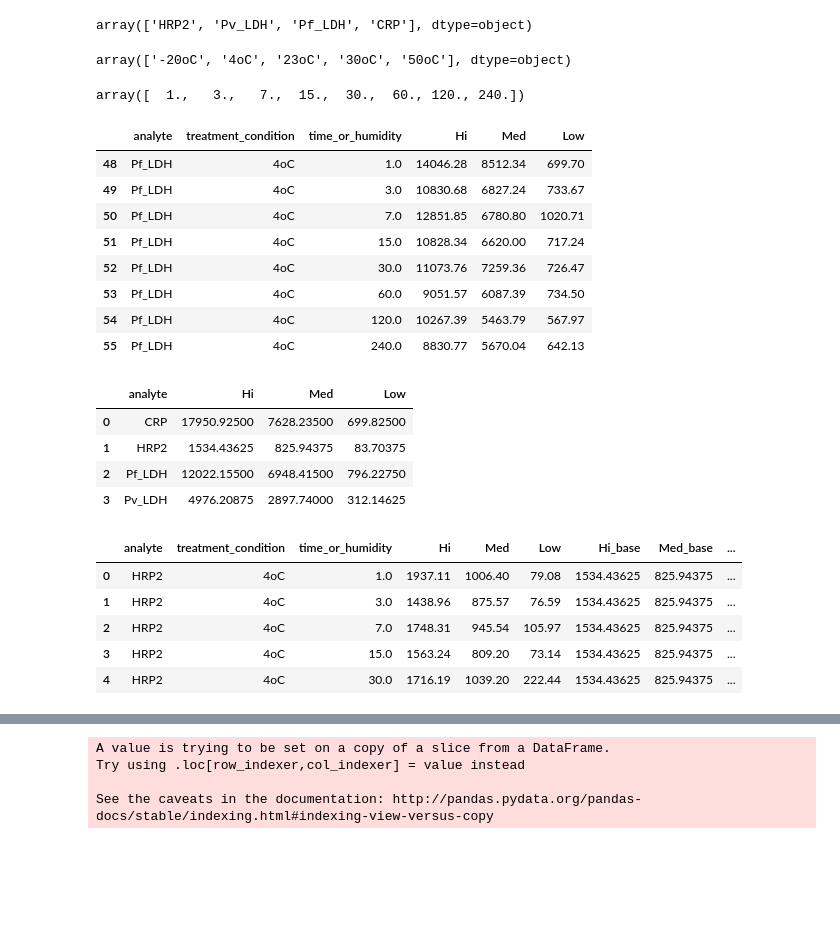
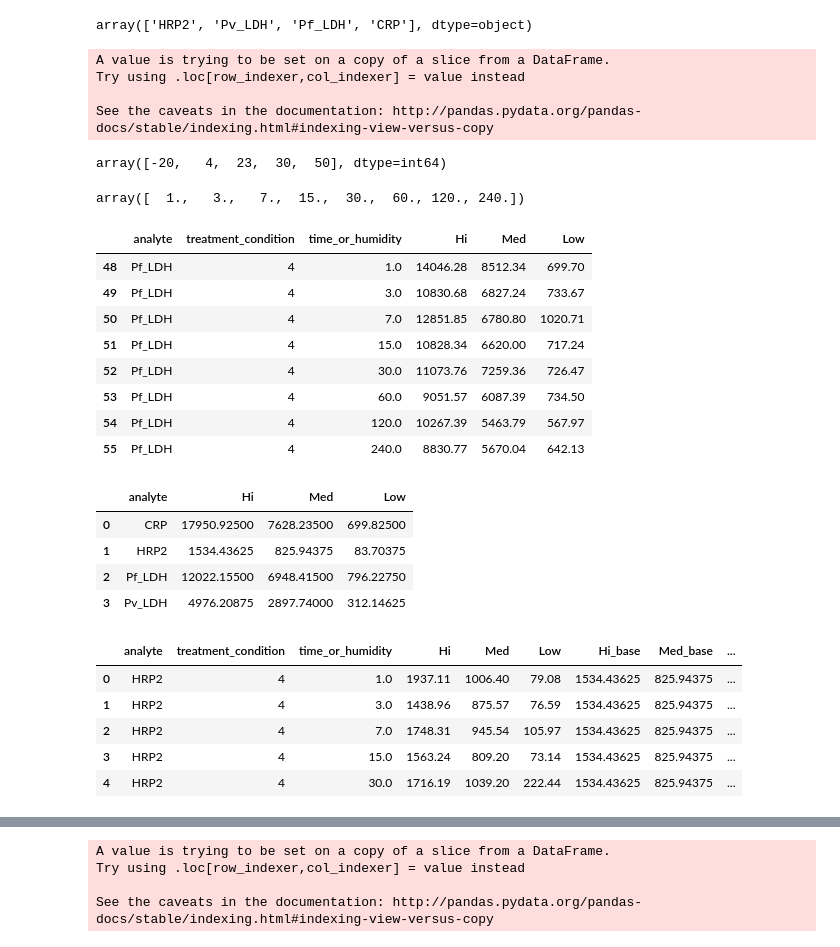
Before and after one commit to MACEPA/DIAMETER, a Jupyter notebook: rate_of_decay/decay_calc.ipynb, the cells around one changed output, grey strips where cells are left out. Saved outputs shown, nothing was run; the diff lists cells and outputs as text; code cells hidden in the pictures; blank space fills up the shorter version.

```diff
--- a/rate_of_decay/decay_calc.ipynb
+++ b/rate_of_decay/decay_calc.ipynb
@@ -24,26 +26,37 @@ main_df.head()
 main_df['analyte'].unique()
 # %% [output]
 array(['HRP2', 'Pv_LDH', 'Pf_LDH', 'CRP'], dtype=object)
+# %%
+def temp_adjust(df):
+    temp = df['treatment_condition']
+    temp = temp.replace("oC", "")
+    temp = int(temp)
+    return temp
 # %%
 time_df = main_df.loc[main_df['treatment_condition'] != 'Humidity']
+time_df['treatment_condition'] = time_df.apply(temp_adjust, axis=1)
 time_df['treatment_condition'].unique()
 # %% [output]
-array(['-20oC', '4oC', '23oC', '30oC', '50oC'], dtype=object)
+A value is trying to be set on a copy of a slice from a DataFrame.
+Try using .loc[row_indexer,col_indexer] = value instead
+
+See the caveats in the documentation: http://pandas.pydata.org/pandas-docs/stable/indexing.html#indexing-view-versus-copy
+array([-20,   4,  23,  30,  50], dtype=int64)
 # %%
 time_df['time_or_humidity'].unique()
 # %% [output]
 array([  1.,   3.,   7.,  15.,  30.,  60., 120., 240.])
 # %%
-time_df.loc[(time_df['treatment_condition'] == '4oC')
+time_df.loc[(time_df['treatment_condition'] == 4)
             & (time_df['analyte'] == 'Pf_LDH')]
 # %% [output]
 |  | analyte | treatment_condition | time_or_humidity | Hi | Med | Low |
-| 48 | Pf_LDH | 4oC | 1.0 | 14046.28 | 8512.34 | 699.70 |
-| 49 | Pf_LDH | 4oC | 3.0 | 10830.68 | 6827.24 | 733.67 |
-| 50 | Pf_LDH | 4oC | 7.0 | 12851.85 | 6780.80 | 1020.71 |
-| 51 | Pf_LDH | 4oC | 15.0 | 10828.34 | 6620.00 | 717.24 |
-| 52 | Pf_LDH | 4oC | 30.0 | 11073.76 | 7259.36 | 726.47 |
-| 53 | Pf_LDH | 4oC | 60.0 | 9051.57 | 6087.39 | 734.50 |
-| 54 | Pf_LDH | 4oC | 120.0 | 10267.39 | 5463.79 | 567.97 |
-| 55 | Pf_LDH | 4oC | 240.0 | 8830.77 | 5670.04 | 642.13 |
+| 48 | Pf_LDH | 4 | 1.0 | 14046.28 | 8512.34 | 699.70 |
+| 49 | Pf_LDH | 4 | 3.0 | 10830.68 | 6827.24 | 733.67 |
+| 50 | Pf_LDH | 4 | 7.0 | 12851.85 | 6780.80 | 1020.71 |
+| 51 | Pf_LDH | 4 | 15.0 | 10828.34 | 6620.00 | 717.24 |
+| 52 | Pf_LDH | 4 | 30.0 | 11073.76 | 7259.36 | 726.47 |
+| 53 | Pf_LDH | 4 | 60.0 | 9051.57 | 6087.39 | 734.50 |
+| 54 | Pf_LDH | 4 | 120.0 | 10267.39 | 5463.79 | 567.97 |
+| 55 | Pf_LDH | 4 | 240.0 | 8830.77 | 5670.04 | 642.13 |
 # %%
@@ -58,13 +71,13 @@ base_value_df
 | 2 | Pf_LDH | 12022.15500 | 6948.41500 | 796.22750 |
 | 3 | Pv_LDH | 4976.20875 | 2897.74000 | 312.14625 |
 # %%
-time_df = time_df.loc[time_df['treatment_condition'] != '-20oC']
+time_df = time_df.loc[time_df['treatment_condition'] != -20]
 time_df = time_df.merge(base_value_df, on='analyte', suffixes=('', '_base'))
 time_df.head()
 # %% [output]
 |  | analyte | treatment_condition | time_or_humidity | Hi | Med | Low | Hi_base | Med_base | ... |
-| 0 | HRP2 | 4oC | 1.0 | 1937.11 | 1006.40 | 79.08 | 1534.43625 | 825.94375 | ... |
-| 1 | HRP2 | 4oC | 3.0 | 1438.96 | 875.57 | 76.59 | 1534.43625 | 825.94375 | ... |
-| 2 | HRP2 | 4oC | 7.0 | 1748.31 | 945.54 | 105.97 | 1534.43625 | 825.94375 | ... |
-| 3 | HRP2 | 4oC | 15.0 | 1563.24 | 809.20 | 73.14 | 1534.43625 | 825.94375 | ... |
-| 4 | HRP2 | 4oC | 30.0 | 1716.19 | 1039.20 | 222.44 | 1534.43625 | 825.94375 | ... |
+| 0 | HRP2 | 4 | 1.0 | 1937.11 | 1006.40 | 79.08 | 1534.43625 | 825.94375 | ... |
+| 1 | HRP2 | 4 | 3.0 | 1438.96 | 875.57 | 76.59 | 1534.43625 | 825.94375 | ... |
+| 2 | HRP2 | 4 | 7.0 | 1748.31 | 945.54 | 105.97 | 1534.43625 | 825.94375 | ... |
+| 3 | HRP2 | 4 | 15.0 | 1563.24 | 809.20 | 73.14 | 1534.43625 | 825.94375 | ... |
+| 4 | HRP2 | 4 | 30.0 | 1716.19 | 1039.20 | 222.44 | 1534.43625 | 825.94375 | ... |
```
Also changed, not shown: parts of 19 cells of this notebook, 1 other file.
